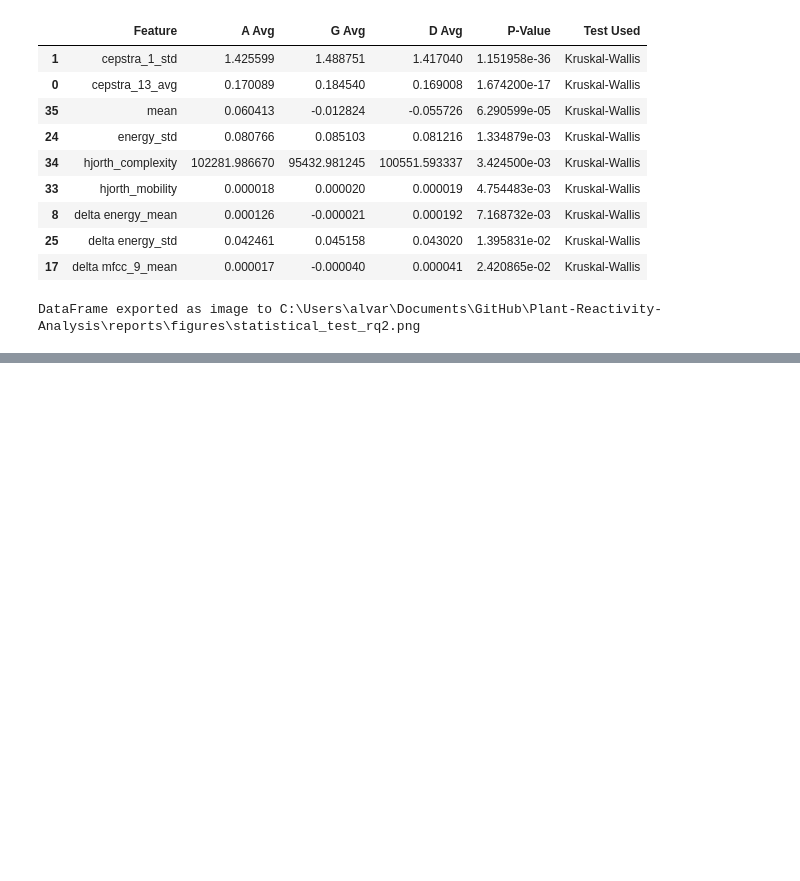
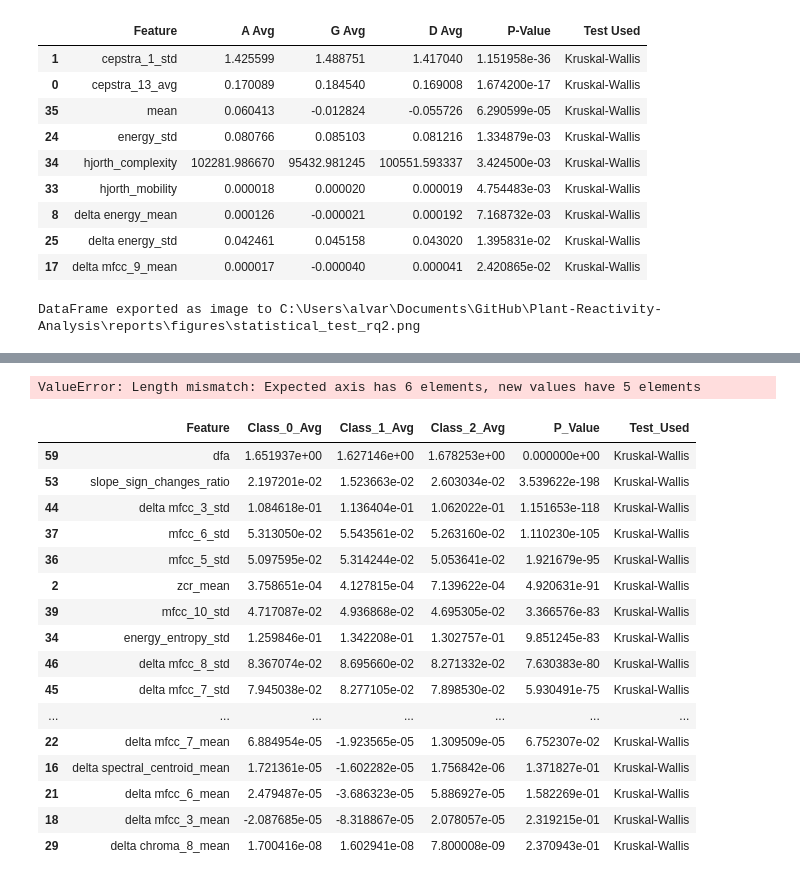
Before and after one commit to alvaro-francisco-gil/plant-reactivity-analysis, a Jupyter notebook: notebooks/6. EDA - Explore Features.ipynb, the cells around one changed output, grey strips where cells are left out. Drawn from its saved outputs; the diff is of its cells as text; code cells hidden in the pictures; blank space fills up the shorter version.

```diff
--- a/notebooks/6. EDA - Explore Features.ipynb
+++ b/notebooks/6. EDA - Explore Features.ipynb
@@ -184,0 +187,5 @@ DataFrame exported as image to C:\Users\alvar\Documents\GitHub\Plant-Reactivity-
+# %%
+file_path = FEATURES_ONE_SEC_DIR / "features_dataset_norm_1s_ws0.1_hl0.1.pkl"
+dataset= FeaturesDataset.load(file_path)
+dataset.make_final_dataset()
+dataset.features.shape
@@ -184,0 +205,5 @@ DataFrame exported as image to C:\Users\alvar\Documents\GitHub\Plant-Reactivity-
+# %%
+rq = dataset.return_subset_given_research_question(5)
+train_cols, _ = rq.reduce_features_based_on_target(corr_threshold=0.8)
+df= rq.objective_features
+df.describe()
@@ -184,0 +221,27 @@ DataFrame exported as image to C:\Users\alvar\Documents\GitHub\Plant-Reactivity-
+# %%
+stats_df = compute_stats_and_test(df, 'target')
+stats_df = stats_df.sort_values(by='P_Value', ascending=True)
+#stats_df.columns= ['Feature', 'Salad Avg', 'Tomato Avg', 'Basil Avg', 'P-Value', 'Test Used']
+stats_df.head(9)
+# %% [output]
+ValueError: Length mismatch: Expected axis has 6 elements, new values have 5 elements
+# %%
+stats_df.head(45)
+# %% [output]
+|  | Feature | Class_0_Avg | Class_1_Avg | Class_2_Avg | P_Value | Test_Used |
+| 59 | dfa | 1.651937e+00 | 1.627146e+00 | 1.678253e+00 | 0.000000e+00 | Kruskal-Wallis |
+| 53 | slope_sign_changes_ratio | 2.197201e-02 | 1.523663e-02 | 2.603034e-02 | 3.539622e-198 | Kruskal-Wallis |
+| 44 | delta mfcc_3_std | 1.084618e-01 | 1.136404e-01 | 1.062022e-01 | 1.151653e-118 | Kruskal-Wallis |
+| 37 | mfcc_6_std | 5.313050e-02 | 5.543561e-02 | 5.263160e-02 | 1.110230e-105 | Kruskal-Wallis |
+| 36 | mfcc_5_std | 5.097595e-02 | 5.314244e-02 | 5.053641e-02 | 1.921679e-95 | Kruskal-Wallis |
+| 2 | zcr_mean | 3.758651e-04 | 4.127815e-04 | 7.139622e-04 | 4.920631e-91 | Kruskal-Wallis |
+| 39 | mfcc_10_std | 4.717087e-02 | 4.936868e-02 | 4.695305e-02 | 3.366576e-83 | Kruskal-Wallis |
+| 34 | energy_entropy_std | 1.259846e-01 | 1.342208e-01 | 1.302757e-01 | 9.851245e-83 | Kruskal-Wallis |
+| 46 | delta mfcc_8_std | 8.367074e-02 | 8.695660e-02 | 8.271332e-02 | 7.630383e-80 | Kruskal-Wallis |
+| 45 | delta mfcc_7_std | 7.945038e-02 | 8.277105e-02 | 7.898530e-02 | 5.930491e-75 | Kruskal-Wallis |
+| ... | ... | ... | ... | ... | ... | ... |
+| 22 | delta mfcc_7_mean | 6.884954e-05 | -1.923565e-05 | 1.309509e-05 | 6.752307e-02 | Kruskal-Wallis |
+| 16 | delta spectral_centroid_mean | 1.721361e-05 | -1.602282e-05 | 1.756842e-06 | 1.371827e-01 | Kruskal-Wallis |
+| 21 | delta mfcc_6_mean | 2.479487e-05 | -3.686323e-05 | 5.886927e-05 | 1.582269e-01 | Kruskal-Wallis |
+| 18 | delta mfcc_3_mean | -2.087685e-05 | -8.318867e-05 | 2.078057e-05 | 2.319215e-01 | Kruskal-Wallis |
+| 29 | delta chroma_8_mean | 1.700416e-08 | 1.602941e-08 | 7.800008e-09 | 2.370943e-01 | Kruskal-Wallis |
```
Also changed, not shown: parts of 7 cells of this notebook, 25 other files.
